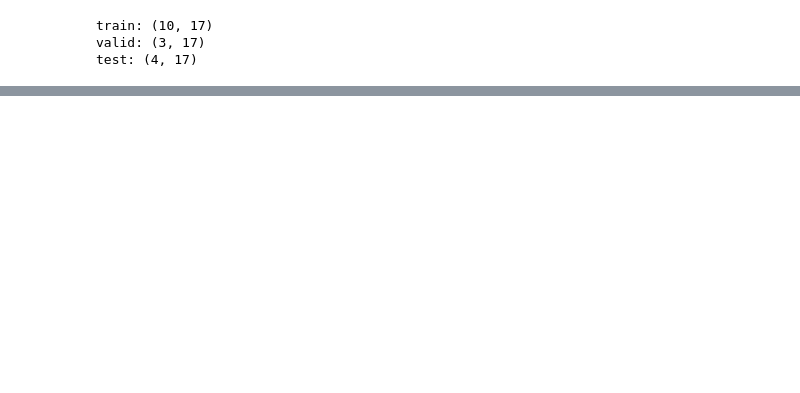
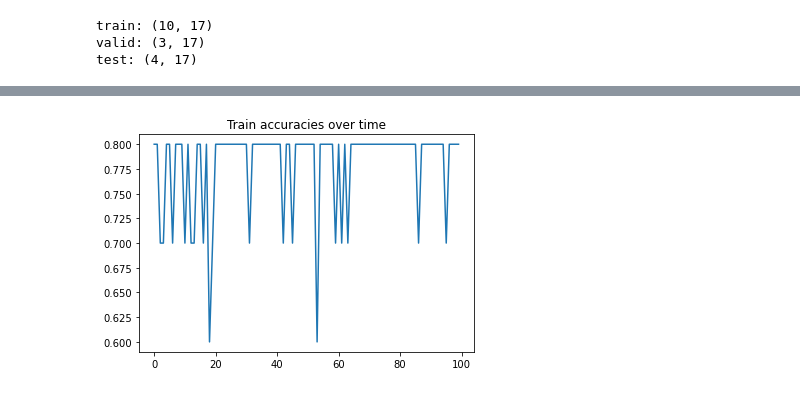
Before and after one commit to Saadmaghani/FaisalBhaiAi, a Jupyter notebook: Code/test.ipynb, the cells around one changed output, grey strips where cells are left out. Cells and saved outputs as stored; diff of their text form; code cells hidden in the pictures; blank space fills up the shorter version.

```diff
--- a/Code/test.ipynb
+++ b/Code/test.ipynb
@@ -185,0 +194,36 @@ class CaseArbitrationModel(nn.Module):
+# %%
+def test(model, testloader, device, return_softmax=False):
+    all_preds = torch.LongTensor().to(device)
+    all_targets = torch.LongTensor().to(device)
+
+    if return_softmax:
+        all_outs = torch.FloatTensor().to(device)
+
+    model.to(device)
+
+    with torch.no_grad():
+        for data in testloader:
+
+            inputs, labels = data[0], data[1]
+
+            inputs = inputs.to(device).float()
+            labels = labels.view(-1, 1)
+            labels = labels.to(device).float()
+
+            outputs = model(inputs)
+
+            if return_softmax:
+                all_outs = torch.cat((all_outs, outputs.data), 0)
+
+            if len(outputs.data) == 0:
+                continue
+
+            pred = torch.round(outputs)
+#             print("outs:", outputs)
+#             print("predicted:", pred)
+#             print("labels:", labels)
+#             print("~~~~~~~~~~~~~~~~")
+            all_preds = torch.cat((all_preds, pred), 0)
+            all_targets = torch.cat((all_targets, labels), 0)
+#     print("------------------------")
+    return all_preds, all_targets
@@ -185,0 +314,9 @@ class CaseArbitrationModel(nn.Module):
+# %%
+# plotting training accuracy over time
+
+x = np.arange(len(all_train_acc))
+plt.plot(x, all_train_acc)
+plt.title("Train accuracies over time")
+plt.show()
+# %% [output]
+[figure, added]
```
Also changed, not shown: parts of 8 cells of this notebook.
